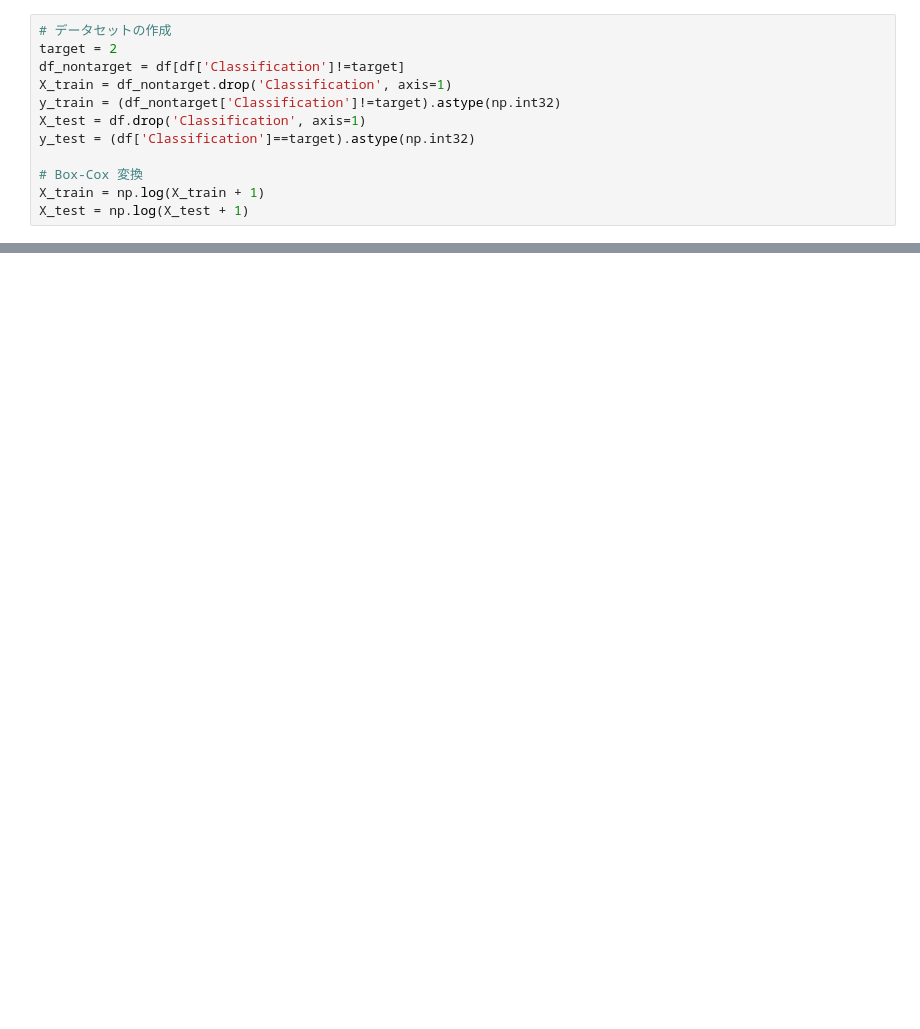
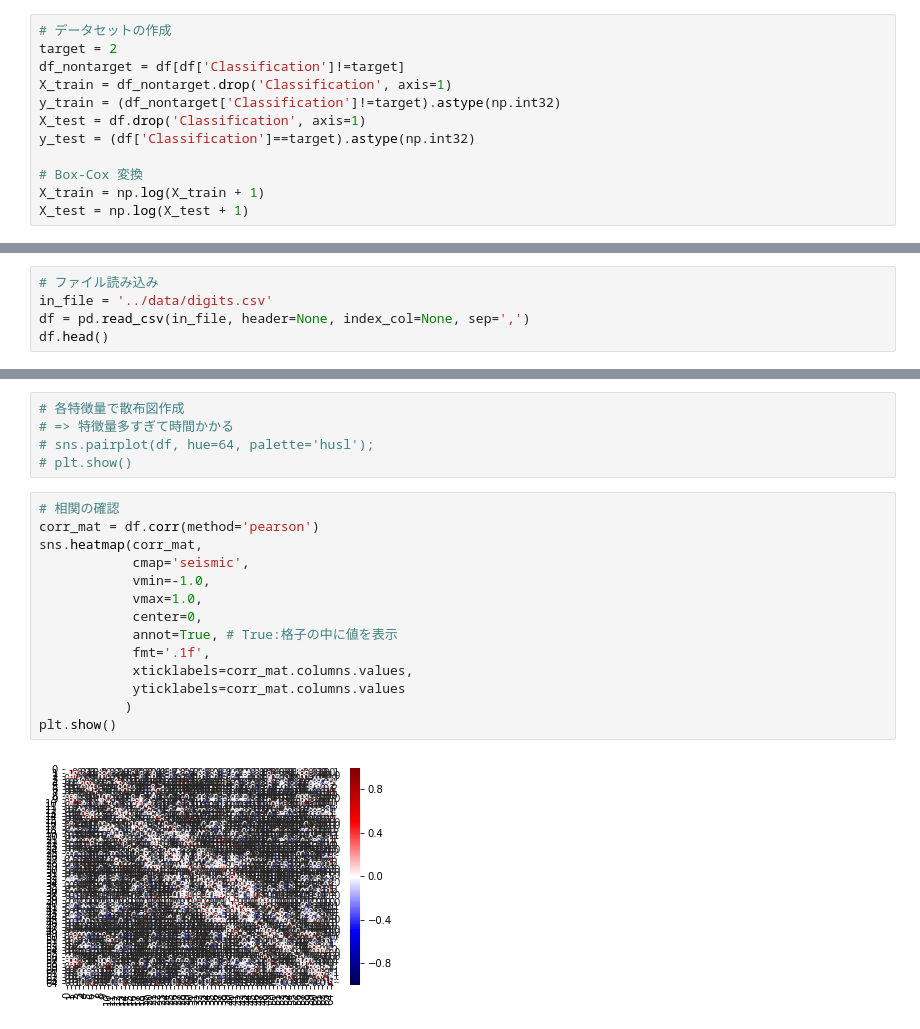
Before and after one commit to tsato-code/python_script, a Jupyter notebook: machinelearning/note_MTS.ipynb, the cells around one changed output, grey strips where cells are left out. Drawn from its saved outputs; the diff is of its cells as text; blank space fills up the shorter version.

```diff
--- a/machinelearning/note_MTS.ipynb
+++ b/machinelearning/note_MTS.ipynb
@@ -363,0 +368,5 @@ break_even(a, y_test)
+# %%
+# ファイル読み込み
+in_file = '../data/digits.csv'
+df = pd.read_csv(in_file, header=None, index_col=None, sep=',')
+df.head()
@@ -363,0 +429,21 @@ break_even(a, y_test)
+# %%
+# 各特徴量で散布図作成
+# => 特徴量多すぎて時間かかる
+# sns.pairplot(df, hue=64, palette='husl');
+# plt.show()
+# %%
+# 相関の確認
+corr_mat = df.corr(method='pearson')
+sns.heatmap(corr_mat,
+            cmap='seismic',
+            vmin=-1.0,
+            vmax=1.0,
+            center=0,
+            annot=True, # True:格子の中に値を表示
+            fmt='.1f',
+            xticklabels=corr_mat.columns.values,
+            yticklabels=corr_mat.columns.values
+           )
+plt.show()
+# %% [output]
+[figure, added]
```
Also changed, not shown: parts of 26 cells of this notebook, 2 other files.
